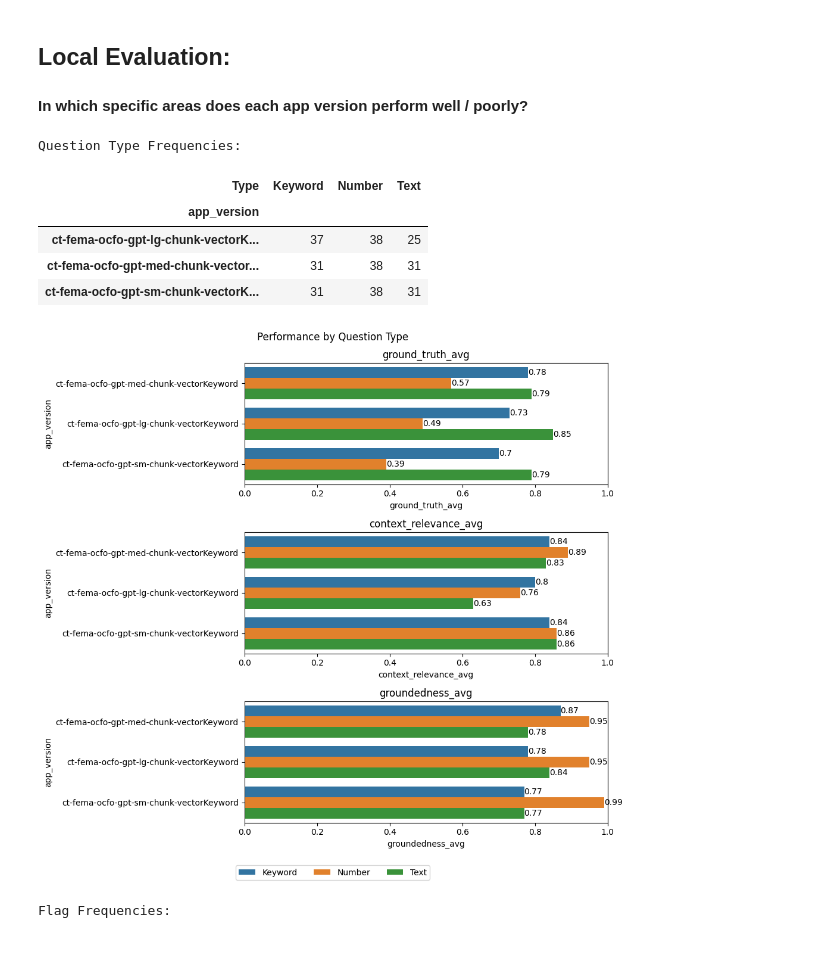
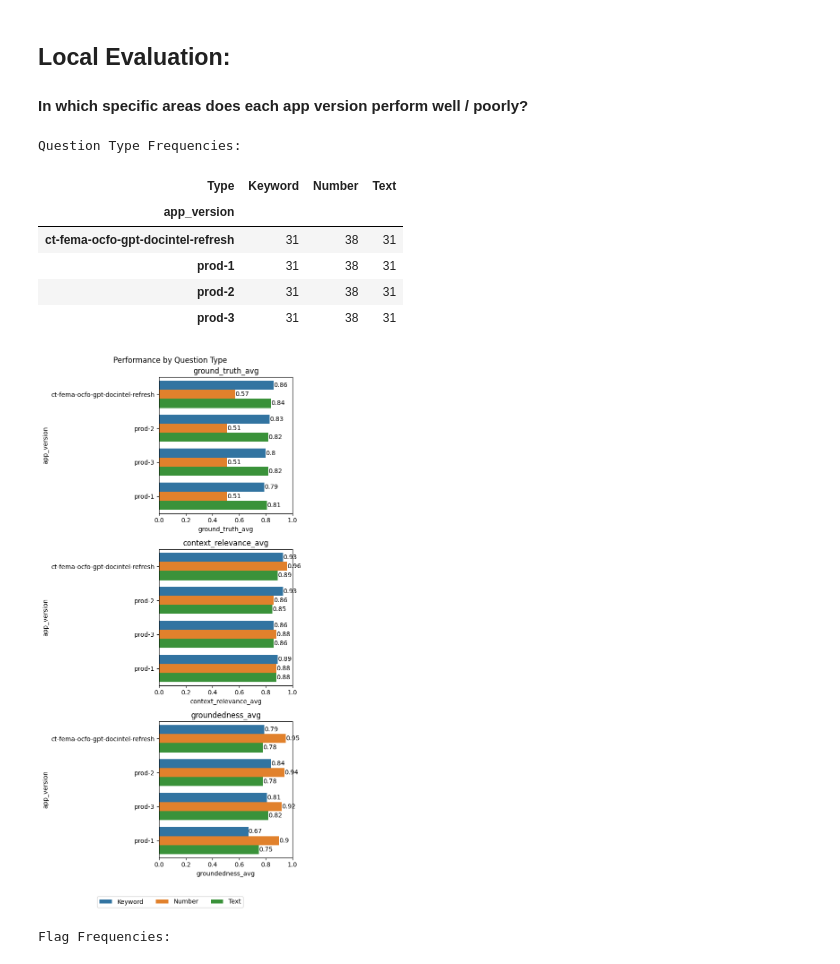
Before and after one commit to ctkraft/sample-app-aoai-chatGPT, a Jupyter notebook: notebooks/experiment_engine/eval_testing.ipynb, the cells around one changed output. Cells and saved outputs as stored; diff of their text form; code cells hidden in the pictures.

```diff
--- a/notebooks/experiment_engine/eval_testing.ipynb
+++ b/notebooks/experiment_engine/eval_testing.ipynb
@@ -32,7 +36,7 @@ pd.options.mode.chained_assignment = None
 # %%
 # CHOOSE APP VERSION TO TEST
 versions = [
-    "ct-fema-ocfo-gpt-docintel-update",
+    "prod-3",
 ]
 
 eval_set_file = "FEMA_eval_set.xlsx"
@@ -45,10 +49,10 @@ def set_version_configurations(version):
     dotenv.set_key(env_file, "VERSION_ID", version)
 
     settings.VERSION_ID = version
+    settings.AZURE_OPENAI_STREAM = False
     settings.get_version_configs()
 
     # Overwrite system settings with experiment-specific configs
-    settings.SHOULD_STREAM = False
     settings.AZURE_OPENAI_MODEL = "dep-gpt-35-16k"
     settings.AZURE_OPENAI_MODEL_NAME = "gpt-35-turbo-16k"
     os.environ["AZURE_OPENAI_API_KEY"] = settings.AZURE_OPENAI_KEY
@@ -70,3 +74,14 @@ pricing = {
         "completion": 0.004
     }
 }
+
+azcs_search_client = SearchClient(
+    endpoint=f"https://{settings.AZURE_SEARCH_SERVICE}.search.windows.net",
+    index_name=settings.AZURE_SEARCH_INDEX,
+    credential=AzureKeyCredential(settings.AZURE_SEARCH_KEY))
+
+aoai_client = AzureOpenAI(
+    api_key=settings.AZURE_OPENAI_KEY,
+    api_version=settings.AZURE_OPENAI_PREVIEW_API_VERSION,
+    azure_endpoint=settings.AZURE_OPENAI_ENDPOINT
+)
@@ -330,7 +565,7 @@ This approach uses Trulens LLM-based Evaluations for measuring Ground Truth Accu
 
 In doing so, we combine the sophistication and nuance of Trulens LLM-based evaluations for long-form text answers with the precision of rules-based regex matching for numerical answers.
 # %%
-fopenai = AzureOpenAI(
+fopenai = fAzureOpenAI(
     deployment_name=settings.AZURE_OPENAI_MODEL,
     api_version=settings.AZURE_OPENAI_PREVIEW_API_VERSION
 )
@@ -514,7 +822,9 @@ results = pd.read_csv("trulens_eval_results.csv")
 # %%
 # Apply version filters if desired
 eval_versions = [
-    "ct-fema-ocfo-gpt-docintel-update",
+    "prod-1",
+    "prod-2",
+    "prod-3",
     "ct-fema-ocfo-gpt-docintel-refresh"
 ]
 
@@ -594,39 +907,40 @@ eval_results_by_type = results.groupby(["app_version", "Type"], as_index=False).
 )
 eval_results_by_type = eval_results_by_type.round(2)
 
-fig, axs = plt.subplots(3, 1, figsize=(10, 3*len(results["app_version"].unique())))
+fig, axs = plt.subplots(3, 1, figsize=(6, 3*len(results["app_version"].unique())))
 metrics = ["ground_truth_avg", "context_relevance_avg", "groundedness_avg"]
 for i, metric in enumerate(metrics):
     sns.barplot(
         x=metric,
         y="app_version",
         hue="Type",
         data=eval_results_by_type,
         order=results_agg["app_version"],
         ax=axs[i]
     )
     axs[i].set_xlim(0, 1)
     axs[i].set_title(metric)
     axs[i].get_legend().remove()
 
     for j in axs[i].containers:
         axs[i].bar_label(j,)
 
 handles, labels = axs[0].get_legend_handles_labels()
 fig.legend(handles, labels, ncol=len(eval_results_by_type["Type"].unique()), loc="lower center", bbox_to_anchor=(0.5, -0.05))
 fig.suptitle("Performance by Question Type")
 fig.tight_layout()
 
 print("Question Type Frequencies:")
 eval_results_by_type.pivot(values="record_ct", index=["app_version"], columns="Type")
 # %% [output]
 Question Type Frequencies:
 | Type | Keyword | Number | Text |
 | app_version |  |  |  |
-| ct-fema-ocfo-gpt-lg-chunk-vectorK... | 37 | 38 | 25 |
-| ct-fema-ocfo-gpt-med-chunk-vector... | 31 | 38 | 31 |
-| ct-fema-ocfo-gpt-sm-chunk-vectorK... | 31 | 38 | 31 |
+| ct-fema-ocfo-gpt-docintel-refresh | 31 | 38 | 31 |
+| prod-1 | 31 | 38 | 31 |
+| prod-2 | 31 | 38 | 31 |
+| prod-3 | 31 | 38 | 31 |
-[figure, old version]
+[figure, new version]
 # %%
 # Breakdown by flag type
 results["Flags"].fillna("None", inplace=True)
```
Also changed, not shown: parts of 14 cells of this notebook, 3 other files.
